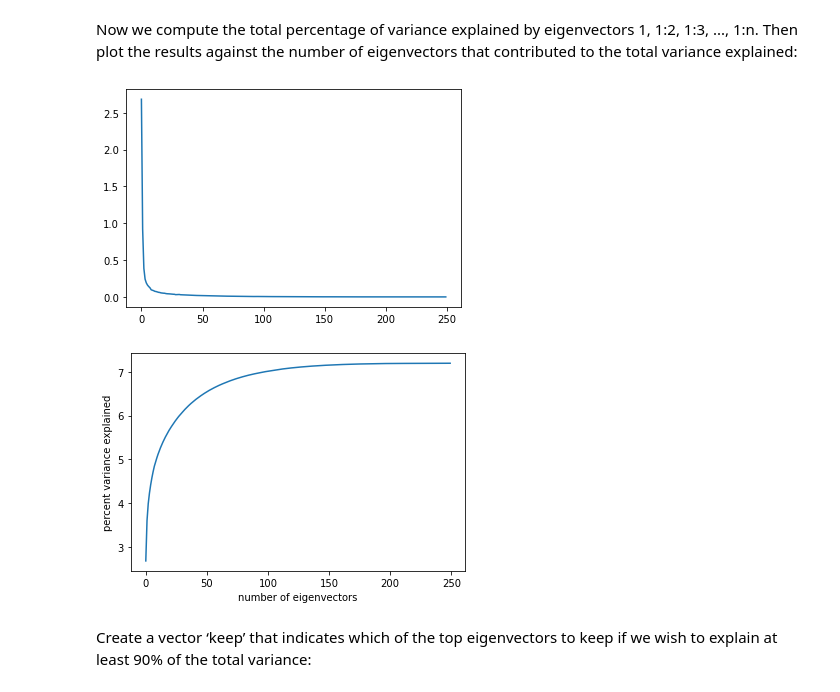
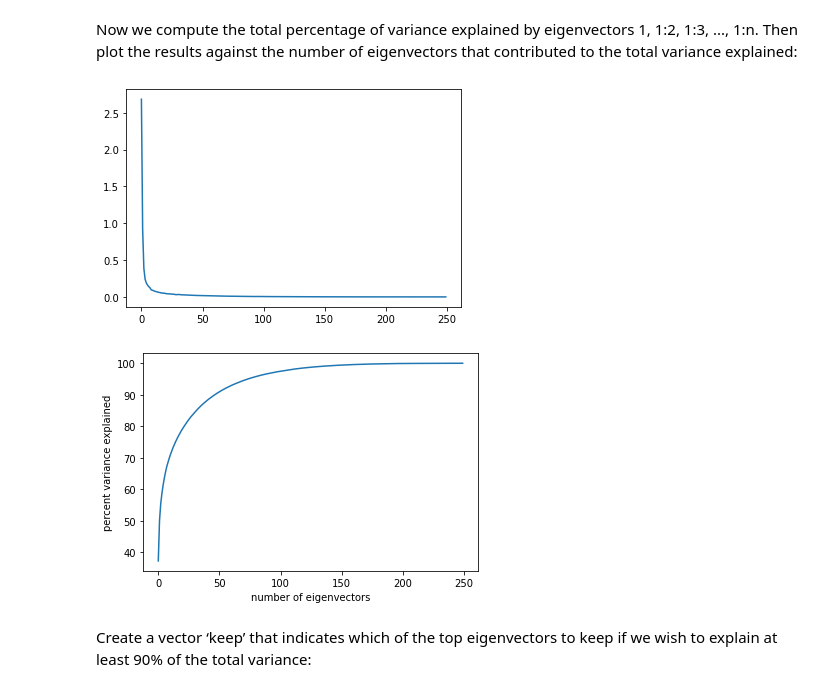
Before and after one commit to predictive-clinical-neuroscience/BigDataCourse, a Jupyter notebook: practicals/Big_data_GLM_PCA_practical_answers.ipynb, the cells around one changed output. Saved outputs shown, nothing was run; the diff lists cells and outputs as text; code cells hidden in the pictures.

```diff
--- a/practicals/Big_data_GLM_PCA_practical_answers.ipynb
+++ b/practicals/Big_data_GLM_PCA_practical_answers.ipynb
@@ -271,15 +260,15 @@ Now we compute the total percentage of variance explained by eigenvectors 1, 1:2
 # %%
 plt.plot(evals)
 plt.show()
 
-pve = np.cumsum(evals)#/np.sum(evals)*100
+pve = np.cumsum(evals)/np.sum(evals)*100
 plt.figure()
 plt.plot(range(0,np.size(evals)),pve)
 plt.xlabel('number of eigenvectors');
 plt.ylabel('percent variance explained');
 # %% [output]
 [figure]
-[figure, old version]
+[figure, new version]
 # %% [markdown]
 Create a vector ‘keep’ that indicates which of the top eigenvectors to keep if we wish to explain at least 90% of the total variance:
 # %%
```
Also changed, not shown: parts of 11 cells of this notebook, 2 other files.
